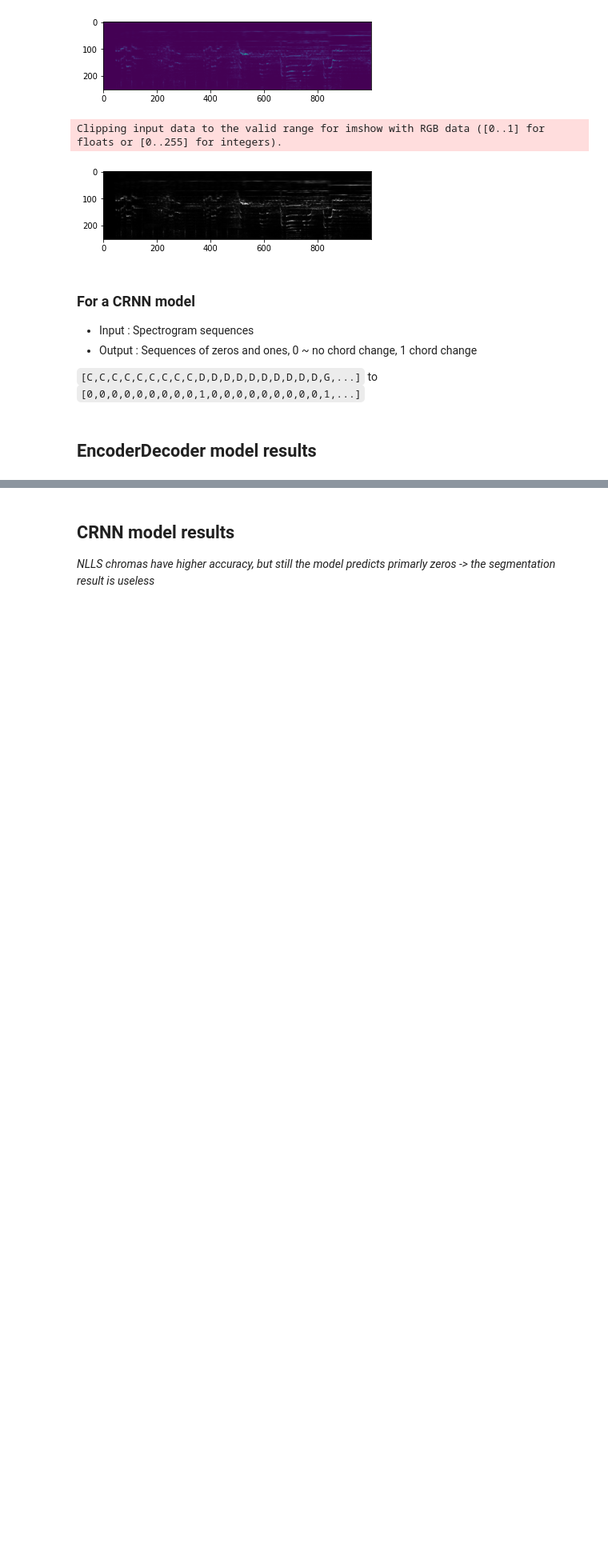
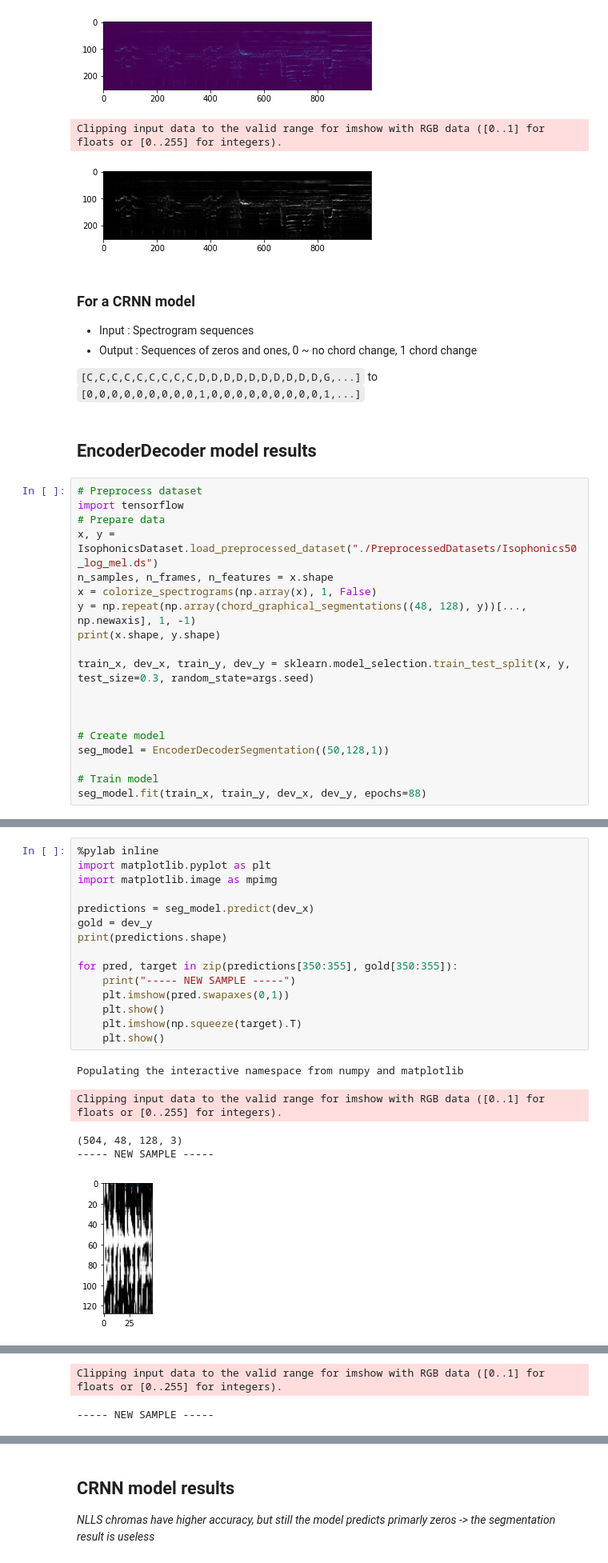
Before and after one commit to lanzv/SongChordsRecognizer, a Jupyter notebook: ACRmodel/Segmentation - Bachelor Research.ipynb, the cells around one changed output, grey strips where cells are left out. Shown at 80% size. Drawn from its saved outputs; the diff is of its cells as text; blank space fills up the shorter version.

Commit message:
Add encoder-decoder model results

````diff
--- a/ACRmodel/Segmentation - Bachelor Research.ipynb
+++ b/ACRmodel/Segmentation - Bachelor Research.ipynb
@@ -106,3 +88,22 @@ to
 ```[0,0,0,0,0,0,0,0,0,1,0,0,0,0,0,0,0,0,0,1,...]```
 # %% [markdown]
 ## EncoderDecoder model results
+# %%
+# Preprocess dataset
+import tensorflow
+# Prepare data
+x, y = IsophonicsDataset.load_preprocessed_dataset("./PreprocessedDatasets/Isophonics50_log_mel.ds")
+n_samples, n_frames, n_features = x.shape
+x = colorize_spectrograms(np.array(x), 1, False)
+y = np.repeat(np.array(chord_graphical_segmentations((48, 128), y))[..., np.newaxis], 1, -1)
+print(x.shape, y.shape)
+
+train_x, dev_x, train_y, dev_y = sklearn.model_selection.train_test_split(x, y, test_size=0.3, random_state=args.seed)
+
+
+
+# Create model
+seg_model = EncoderDecoderSegmentation((50,128,1))
+
+# Train model
+seg_model.fit(train_x, train_y, dev_x, dev_y, epochs=88)
@@ -108,0 +128,21 @@ to
+# %%
+%pylab inline
+import matplotlib.pyplot as plt
+import matplotlib.image as mpimg
+
+predictions = seg_model.predict(dev_x)
+gold = dev_y
+print(predictions.shape)
+
+for pred, target in zip(predictions[350:355], gold[350:355]):
+    print("----- NEW SAMPLE -----")
+    plt.imshow(pred.swapaxes(0,1))
+    plt.show()
+    plt.imshow(np.squeeze(target).T)
+    plt.show()
+# %% [output]
+Populating the interactive namespace from numpy and matplotlib
+Clipping input data to the valid range for imshow with RGB data ([0..1] for floats or [0..255] for integers).
+(504, 48, 128, 3)
+----- NEW SAMPLE -----
+[figure, added]
@@ -108,0 +150,2 @@ to
+Clipping input data to the valid range for imshow with RGB data ([0..1] for floats or [0..255] for integers).
+----- NEW SAMPLE -----
````
Also changed, not shown: parts of 3 cells of this notebook.
